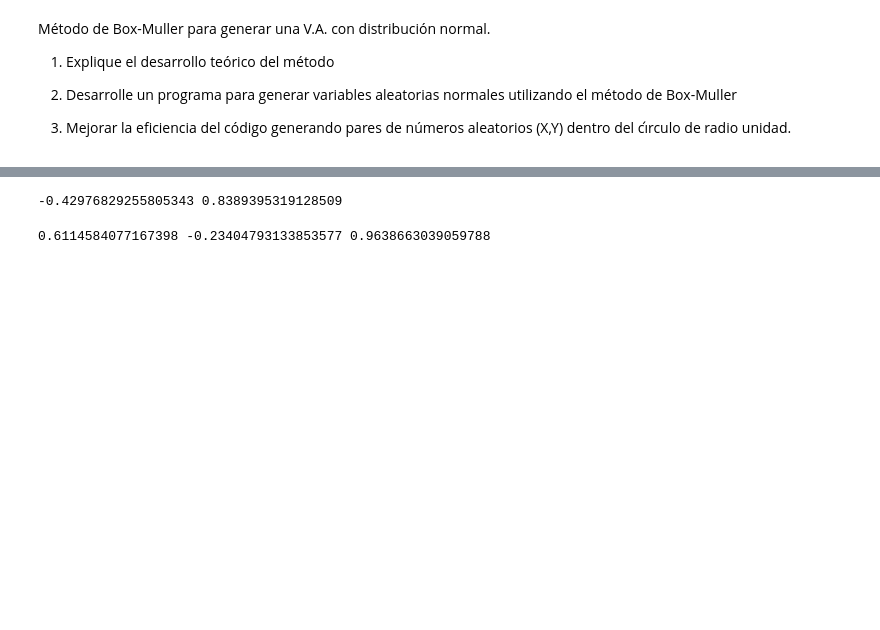
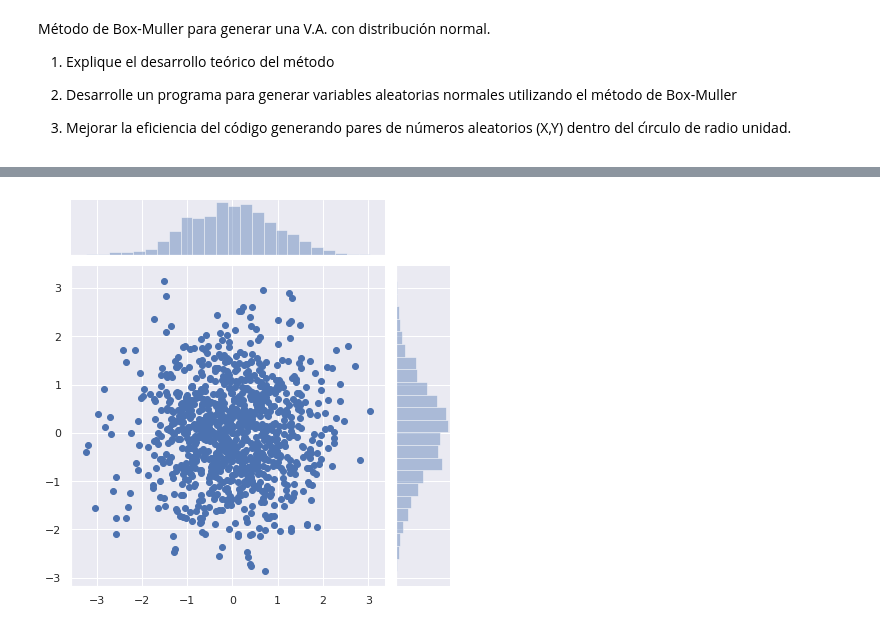
Before and after one commit to Mauriljb/Practico2, a Jupyter notebook: Punto 7.ipynb, the cells around one changed output, grey strips where cells are left out. Saved outputs shown, nothing was run; the diff lists cells and outputs as text; code cells hidden in the pictures; blank space fills up the shorter version.

```diff
--- a/Punto 7.ipynb
+++ b/Punto 7.ipynb
@@ -17,19 +47,15 @@ from scipy import stats
+# %%
+sns.set()
 # %%
-u1=random.random()
-u2=random.random()
-x=math.sqrt(-2*math.log(u1))*math.cos(2*math.pi*u2)
-y=math.sqrt(-2*math.log(u1))*math.sin(2*math.pi*u2)
-print(x,y)
+listax=[]  #definimos dos listas, que son las que usaremos como ejes x e y respectivamente
+listay=[]
+for i in range(1000):
+    u1=random.random() #sorteamos las variables aleatorias
+    u2=random.random()
+    x=math.sqrt(-2*math.log(u1))*math.cos(2*math.pi*u2) #Hacemos la transformacion desctipta en el desarrollo teorico
+    y=math.sqrt(-2*math.log(u1))*math.sin(2*math.pi*u2)
+    listax.append(x) #Guardamos cada variable en su correspondiente lista
+    listay.append(y)
+sns.jointplot(listax, listay, kind='scatter'); #Graficamos la distribución en el plano y un histograma de cada variable.
 # %% [output]
--0.42976829255805343 0.8389395319128509
+[figure, added]
-# %%
-u1=random.random()
-u2=random.random()
-v1=2*u1-1
-v2=2*u2-1
-s=v1**2+v2**2
-X=math.sqrt(-2*math.log(s)/s)*v1
-Y=math.sqrt(-2*math.log(s)/s)*v2
-print(s,X,Y)
-# %% [output]
-0.6114584077167398 -0.23404793133853577 0.9638663039059788
```
Also changed, not shown: parts of 6 cells of this notebook.
